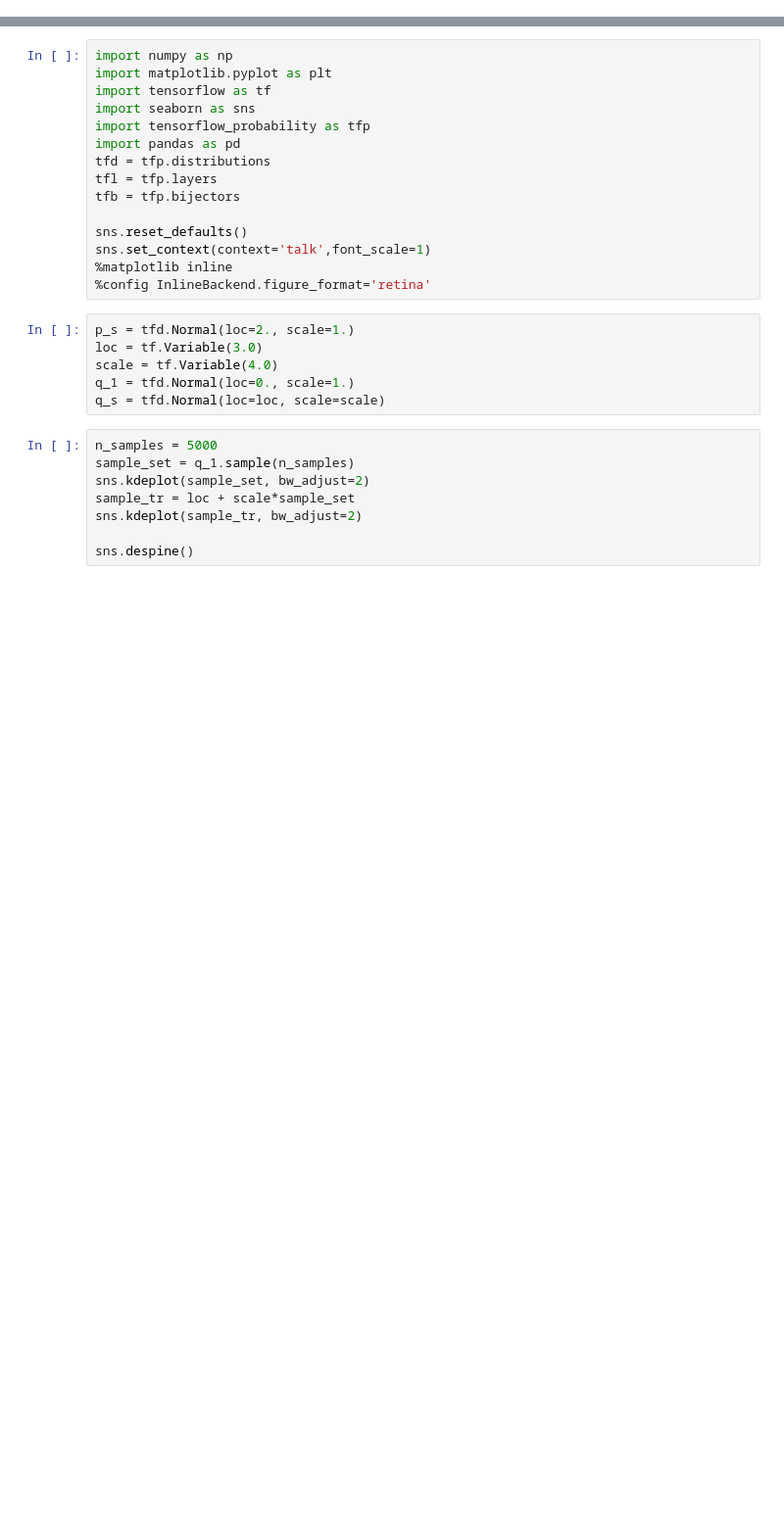
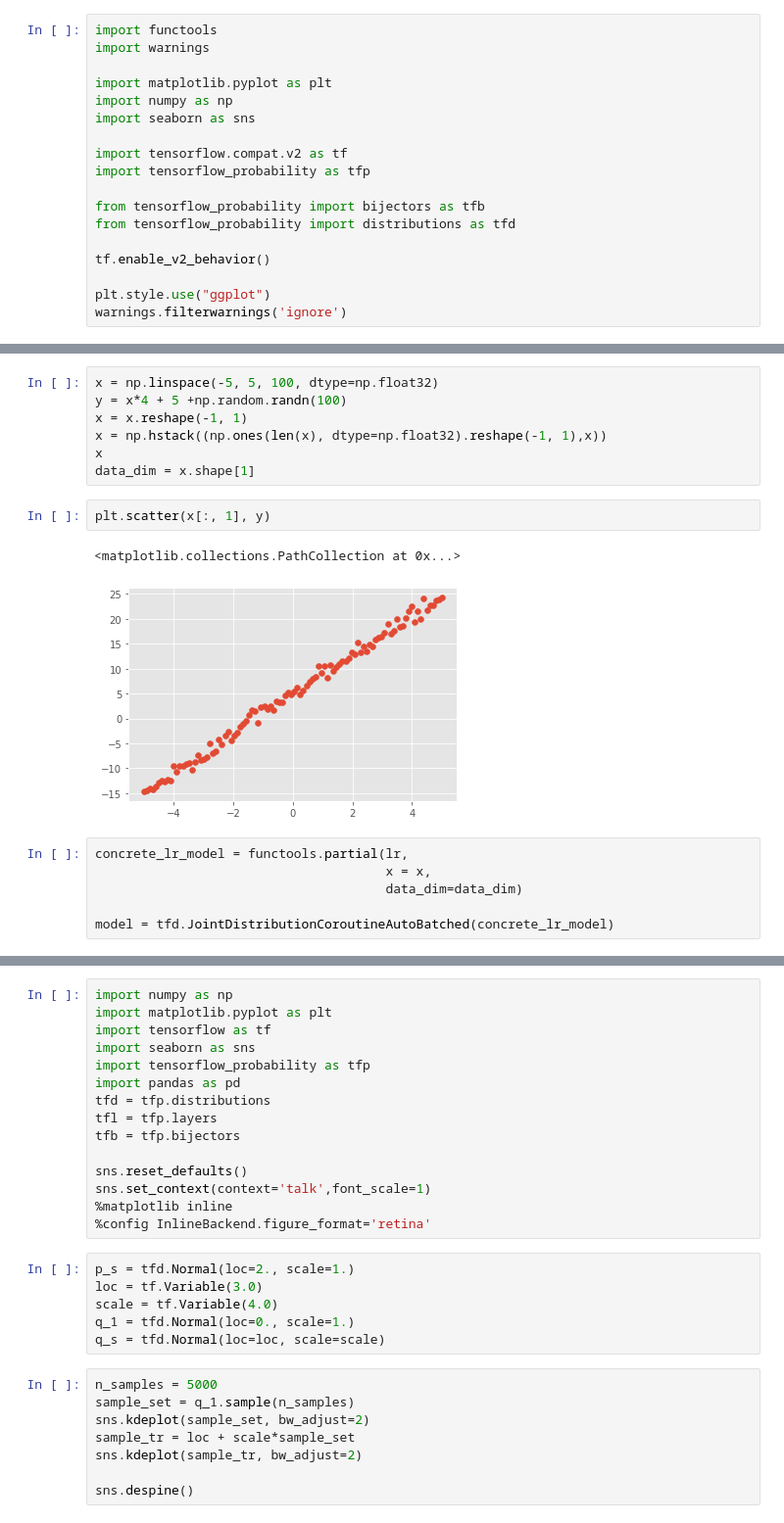
Before and after one commit to nipunbatra/blog-old, a Jupyter notebook: _notebooks/test-tf.ipynb, the cells around one changed output, grey strips where cells are left out. Shown at 98% size. Cells and saved outputs as stored; diff of their text form; blank space fills up the shorter version.

```diff
--- a/_notebooks/test-tf.ipynb
+++ b/_notebooks/test-tf.ipynb
@@ -0,0 +1,18 @@
+# %%
+import functools
+import warnings
+
+import matplotlib.pyplot as plt
+import numpy as np
+import seaborn as sns
+
+import tensorflow.compat.v2 as tf
+import tensorflow_probability as tfp
+
+from tensorflow_probability import bijectors as tfb
+from tensorflow_probability import distributions as tfd
+
+tf.enable_v2_behavior()
+
+plt.style.use("ggplot")
+warnings.filterwarnings('ignore')
@@ -0,0 +62,18 @@
+# %%
+x = np.linspace(-5, 5, 100, dtype=np.float32)
+y = x*4 + 5 +np.random.randn(100)
+x = x.reshape(-1, 1)
+x = np.hstack((np.ones(len(x), dtype=np.float32).reshape(-1, 1),x))
+x
+data_dim = x.shape[1]
+# %%
+plt.scatter(x[:, 1], y)
+# %% [output]
+<matplotlib.collections.PathCollection at 0x...>
+[figure, added]
+# %%
+concrete_lr_model = functools.partial(lr,
+                                      x = x,
+                                      data_dim=data_dim)
+
+model = tfd.JointDistributionCoroutineAutoBatched(concrete_lr_model)
```
Also changed, not shown: parts of 10 cells of this notebook, 1 other file.
